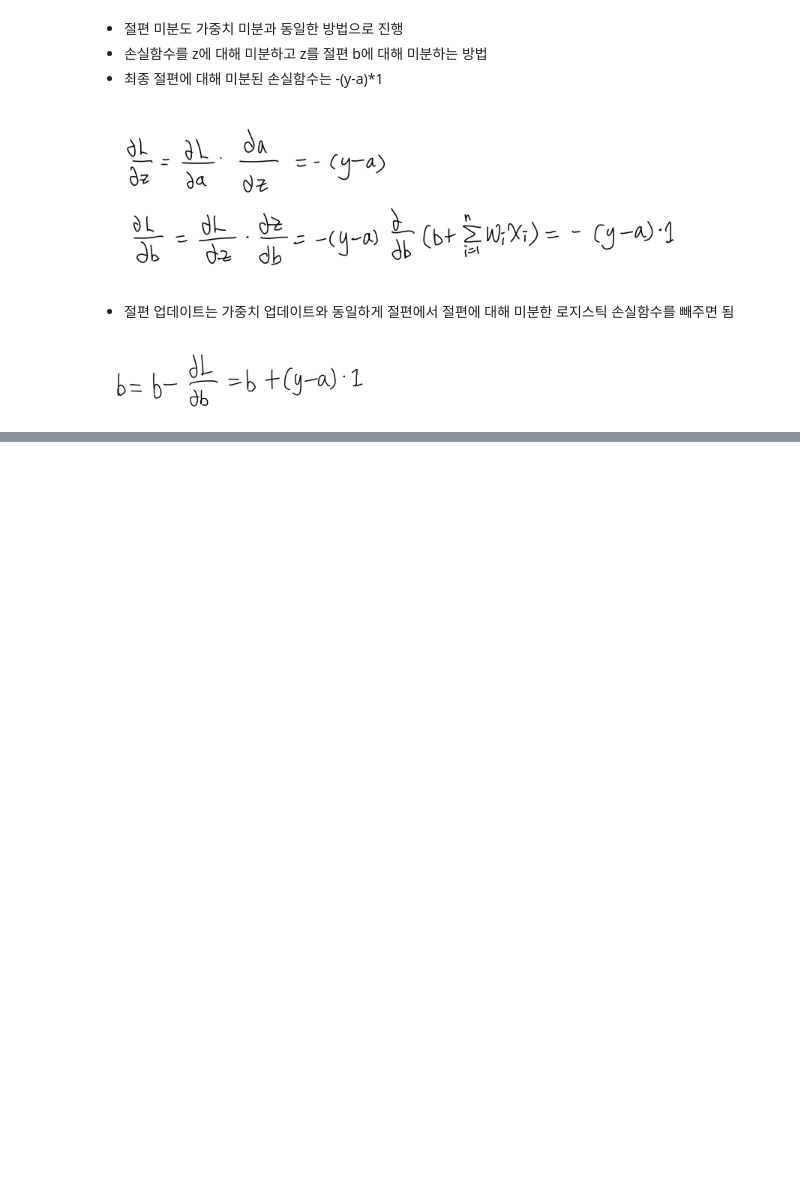
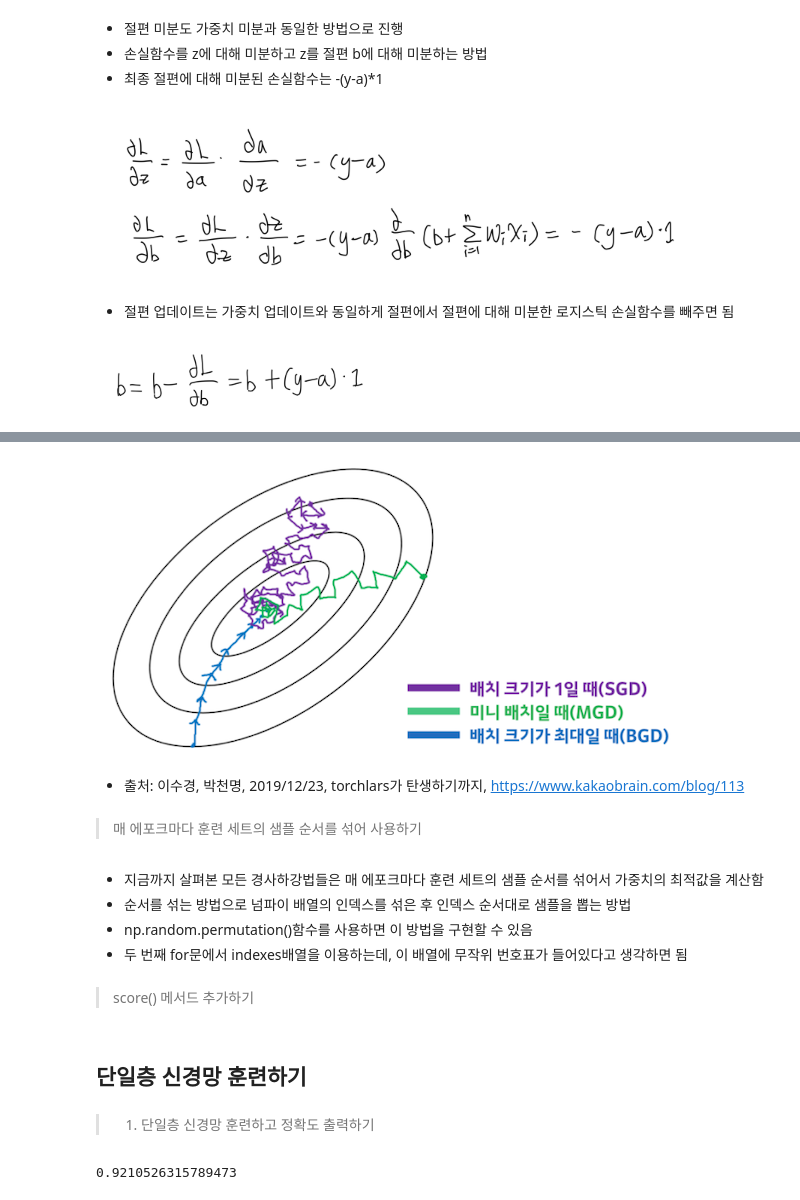
Before and after one commit to p5653ceb/eunice1204, a Jupyter notebook: 04.분류하는_뉴런을_만듭니다_이진분류.ipynb, the cells around one changed output, grey strips where cells are left out. Saved outputs shown, nothing was run; the diff lists cells and outputs as text; code cells hidden in the pictures; blank space fills up the shorter version.

```diff
--- a/04.분류하는_뉴런을_만듭니다_이진분류.ipynb
+++ b/04.분류하는_뉴런을_만듭니다_이진분류.ipynb
@@ -210,0 +663,13 @@ Image("./image/절편업데이트.png", width=300)
+# %%
+Image("http://t1.kakaocdn.net/braincloud/homepage/article_image/57a5abec-5c1d-494c-97b6-8b81a0b7f361.png")
+# %% [output]
+[figure, added]
+# %% [markdown]
+- 출처: 이수경, 박천명, 2019/12/23, torchlars가 탄생하기까지, https://www.kakaobrain.com/blog/113
+# %% [markdown]
+> 매 에포크마다 훈련 세트의 샘플 순서를 섞어 사용하기
+# %% [markdown]
+- 지금까지 살펴본 모든 경사하강법들은 매 에포크마다 훈련 세트의 샘플 순서를 섞어서 가중치의 최적값을 계산함
+- 순서를 섞는 방법으로 넘파이 배열의 인덱스를 섞은 후 인덱스 순서대로 샘플을 뽑는 방법
+- np.random.permutation()함수를 사용하면 이 방법을 구현할 수 있음
+- 두 번째 for문에서 indexes배열을 이용하는데, 이 배열에 무작위 번호표가 들어있다고 생각하면 됨
@@ -210,0 +693,2 @@ Image("./image/절편업데이트.png", width=300)
+# %% [markdown]
+> score() 메서드 추가하기
@@ -210,0 +783,12 @@ Image("./image/절편업데이트.png", width=300)
+# %% [markdown]
+## 단일층 신경망 훈련하기
+# %% [markdown]
+> 1. 단일층 신경망 훈련하고 정확도 출력하기
+# %%
+# 책에서 나온 값은 0.92982456/ 결과값은 0.92105263
+# 인덱스를 랜덤하게 섞기 때문에 값이 다르게 나올 수 있음
+layer = SingleLayer()
+layer.fit(x_train, y_train)
+layer.score(x_test, y_test)
+# %% [output]
+0.9210526315789473
```
Also changed, not shown: parts of 95 cells of this notebook.
